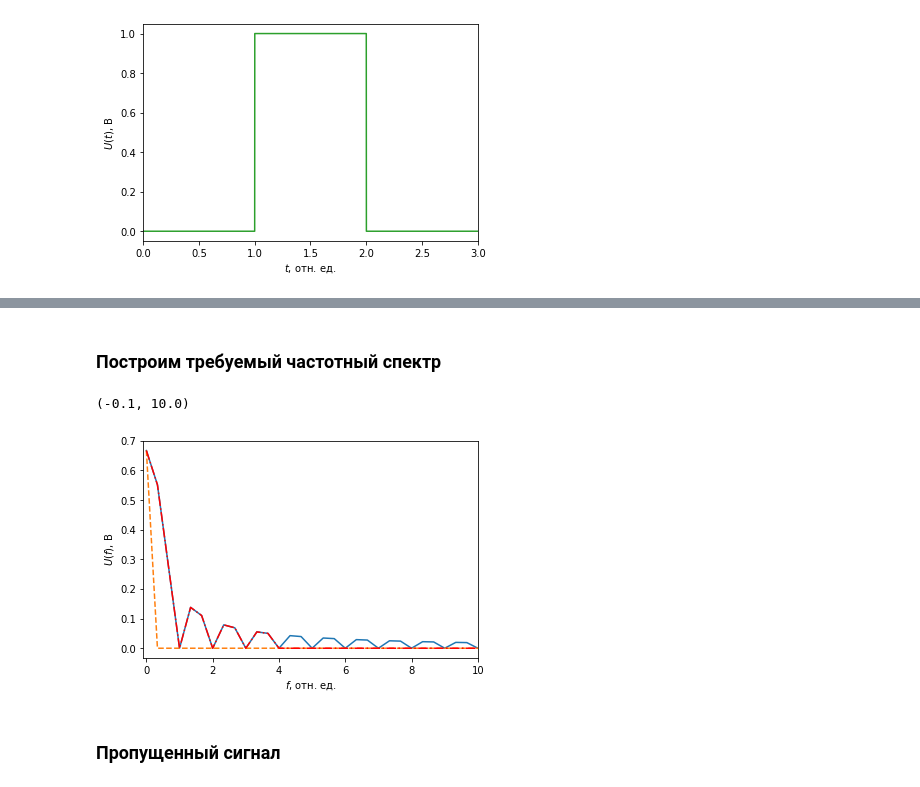
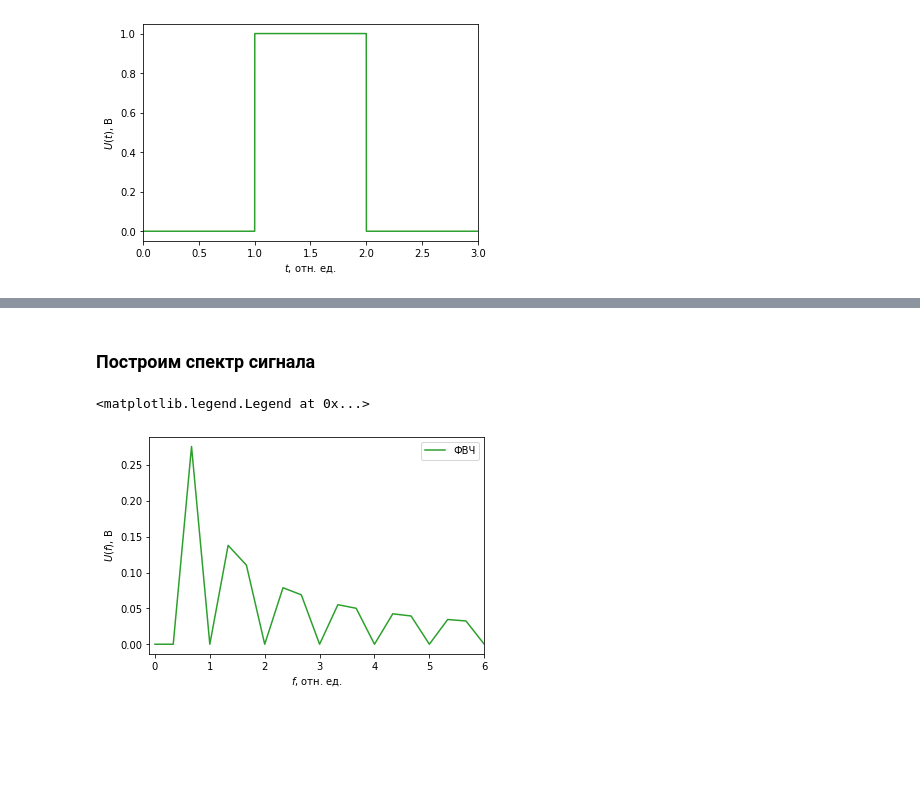
Before and after one commit to DaniilSysoev/opisis_sem_4, a Jupyter notebook: Описис_сем_4.ipynb, the cells around one changed output, grey strips where cells are left out. Cells and saved outputs as stored; diff of their text form; code cells hidden in the pictures; blank space fills up the shorter version.

```diff
--- a/Описис_сем_4.ipynb
+++ b/Описис_сем_4.ipynb
@@ -180,12 +178,3 @@ def signal(x):
-# %%
-def filter(time, signal, fl, fh):
-    n = len(signal)
-    freq = np.fft.fftfreq(n, time[1]-time[0])
-    spectr = np.fft.fft(signal)
-    for i in range(n):
-        if not fl <= abs(freq[i]) <= fh:
-            spectr[i] *= 0+0j
-    return np.fft.ifft(spectr)
 # %% [markdown]
 <h3>Введем начало, длину видеоимпульса, временной интервал и количество отсчетов</h3>
 <h4>Входные данные:<h4>
@@ -193,6 +182,6 @@ def filter(time, signal, fl, fh):
 # %%
-c = float(input("Введите начало отсчета импульса "))
-c0 = float(input("Введите длину импульса "))
-T = float(input('Временной интервал '))
-n = int(input('Число временных отсчетов '))
+tau=float(input('Длительность импульса '))
+start=float(input('Начало импульса '))
+T=float(input('Временной интервал '))
+n=int(input('Число временных отсчетов '))
 # %% [output]
@@ -203,9 +194,6 @@ n = int(input('Число временных отсчетов '))
 # %%
-t = np.linspace(0, c + 2*c0, n)
-u = signal(t)
+t=np.linspace(0,start+2*tau,n)
+u=disignal(t)
 
-spec = np.fft.fft(u)
-freq = np.fft.fftfreq(n, T/n)
-
-fl = 0
-fh = 4 / c0
+spec=np.fft.fft(u)
+freq=np.fft.fftfreq(n,T/n)
@@ -246,0 +264,3 @@ ax.set_xlim(0, T)
+# %%
+sig_hf = filter(t, u,0.5/tau,6)
+spec_lf1 = np.fft.fft(sig_hf)
@@ -247,15 +279,12 @@ ax.set_xlim(0, T)
 # %% [markdown]
-<h3>Построим требуемый частотный спектр</h3>
+<h3>Построим спектр сигнала</h3>
 # %%
 fig, ax = plt.subplots()
-ax.plot(freq[0:n//2], (np.hypot(spec.real, spec.imag)/n*2.0)[0:n//2])
-ax.plot(freq[0:n//2], (np.hypot(spec_lf.real, spec_lf.imag)/n*2.0)[0:n//2], '--')
-ax.plot(freq[0:n//2], (np.hypot(spec_uf.real, spec_uf.imag)/n*2.0)[0:n//2], '-.r')
+ax.plot(freq[0:n//2], (np.hypot(spec_lf1.real, spec_lf1.imag)/n*2.0)[0:n//2], color='tab:green',label='ФВЧ' )
 ax.set_xlabel("$f$, отн. ед.", fontsize=10)
 ax.set_ylabel("$U(f)$, В", fontsize=10)
-ax.set_xlim(-0.1, 10)
+ax.set_xlim(-0.1, 6)
+ax.legend(loc='best')
 # %% [output]
-(-0.1, 10.0)
+<matplotlib.legend.Legend at 0x...>
-[figure, old version]
+[figure, new version]
-# %% [markdown]
-<h3>Пропущенный сигнал</h3>
```
Also changed, not shown: parts of 25 cells of this notebook.
